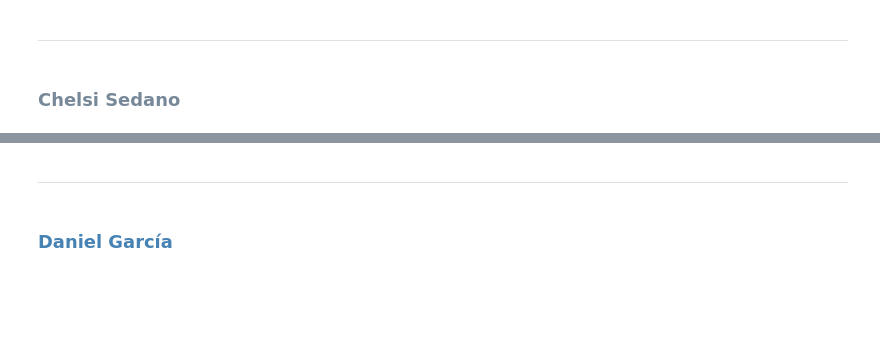
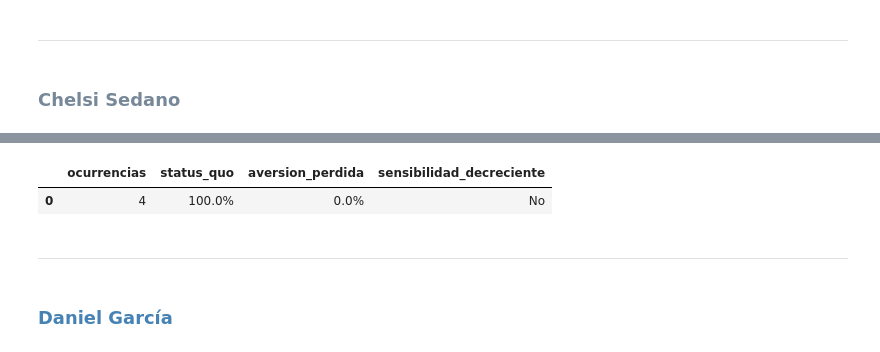
Before and after one commit to danielgarciah/MyST_LAB_3_E2, a Jupyter notebook: Notebook_LAB3.ipynb, the cells around one changed output, grey strips where cells are left out. Drawn from its saved outputs; the diff is of its cells as text; code cells hidden in the pictures; blank space fills up the shorter version.

```diff
--- a/Notebook_LAB3.ipynb
+++ b/Notebook_LAB3.ipynb
@@ -579,5 +654,8 @@ dic_bf_chelsi
 # %%
-dic_bf_chelsi['Resultados']
+dic_bf_chelsi['Resultados']['Dataframe']
+# %% [output]
+|  | ocurrencias | status_quo | aversion_perdida | sensibilidad_decreciente |
+| 0 | 4 | 100.0% | 0.0% | No |
 # %% [markdown]
 <hr style="border:0.008in solid gray"> </hr>
 # %% [markdown]
```
Also changed, not shown: parts of 29 cells of this notebook, 10 other files.
